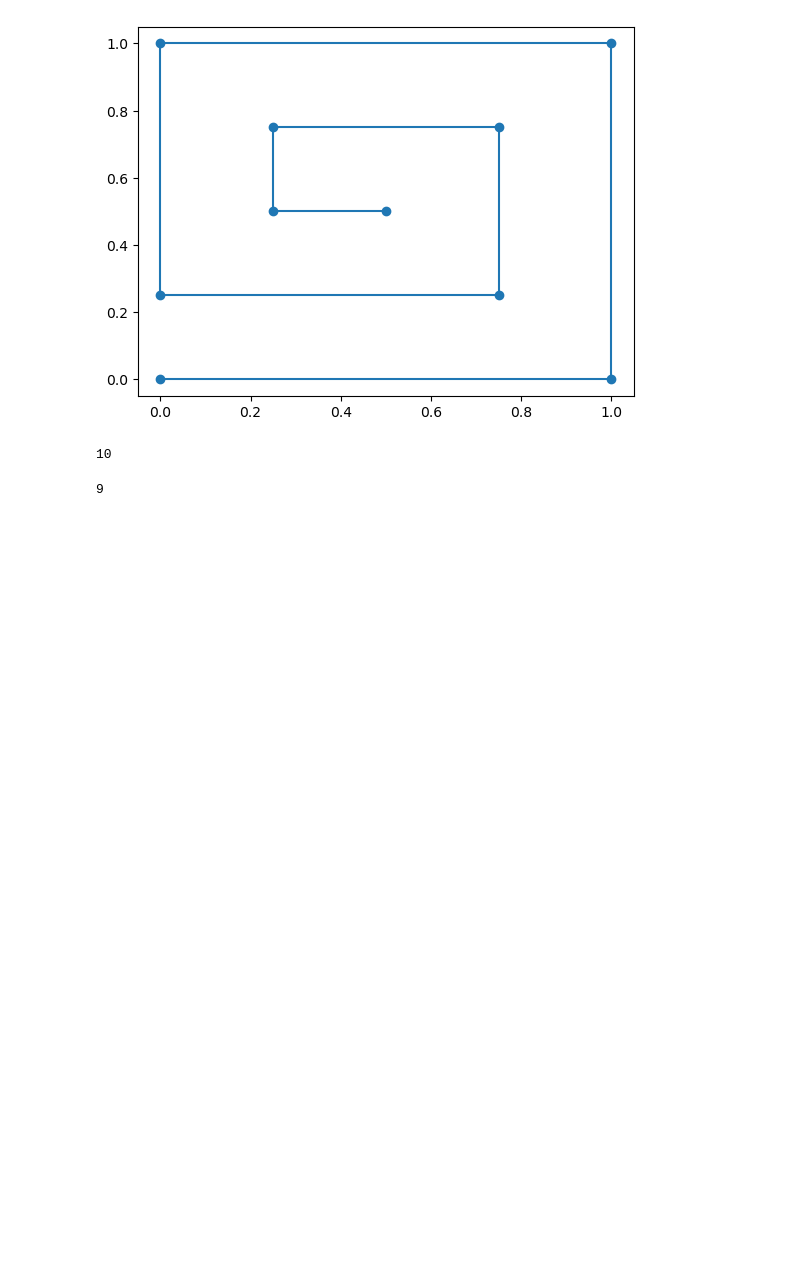
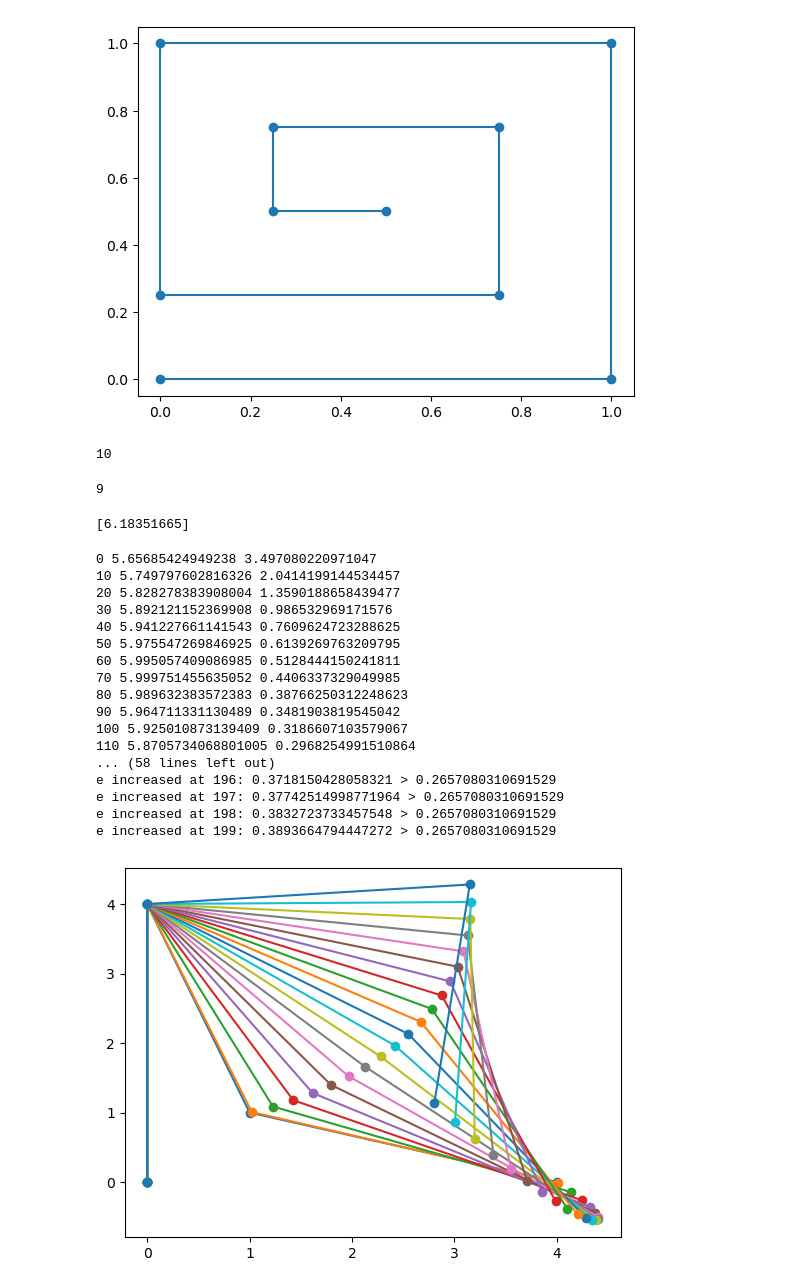
Before and after one commit to Baelyk/CarpentersRule, a Jupyter notebook: python/angle_configuration.ipynb, the cells around one changed output. Saved outputs shown, nothing was run; the diff lists cells and outputs as text; code cells hidden in the pictures; blank space fills up the shorter version.

```diff
--- a/python/angle_configuration.ipynb
+++ b/python/angle_configuration.ipynb
@@ -41,4 +55,10 @@ def coords2angle(coords):
             theta = 2 * np.pi - theta
         thetas.append(theta)
     return np.array(thetas), np.array(lengths)
+# %%
+coords = np.array([[0,0], [10,-1]])
+angles, lengths = coords2angle(coords)
+print(angles)
+# %% [output]
+[6.18351665]
 # %%
@@ -89,2 +130,62 @@ def energy(coords):
+# %%
+def gradient_descent(coords, stepsize = 0.01):
+    gradient, E, angles, lengths = angle_gradient(coords)
+    new_angles = angles - stepsize * gradient / np.linalg.norm(gradient)
+    coords = angle2coords(new_angles, lengths)
+    return coords, new_angles, lengths, gradient, E
+
+coords = 4 * np.array([[0,0],[0,1],[1/4,1/4],[1,0]])
+# coords = np.array([[0.  , 0.  ],
+#        [1.  , 0.  ],
+#        [1.  , 1.  ],
+#        [0.  , 1.  ],
+#        [0.  , 0.25],
+#        [0.75, 0.25],
+#        [0.75, 0.75],
+#        [0.25, 0.75],
+#        [0.25, 0.5 ],
+#        [0.5 , 0.5 ]])
+# coords = np.array([[0,0], [1,0], [1,1]])
+correct_lens = [np.linalg.norm(coords[i]-coords[i-1]) for i in range(1, len(coords))]
+
+plt.plot([i[0] for i in coords[:]],[i[1] for i in coords[:]], '-o')
+
+i = 0
+prev_energy = 999999
+while i<200:
+    tolerance = 0.01
+#     print(i)
+    coords, angles, lengths, gradient, ener = gradient_descent(coords, stepsize=0.01)
+    if i>5 and ener - prev_energy > 1e-5:
+        print(f'e increased at {i}: {ener} > {prev_energy}')
+#         break
+    else:
+        prev_energy = ener
+    if i % 10 == 0:
+        plt.plot([i[0] for i in coords[:]],[i[1] for i in coords[:]], '-o')
+        print(f"{i} {np.linalg.norm(gradient)}", end=" ")
+        print(ener)
+    i += 1
+    if np.linalg.norm(gradient) < tolerance:
+        break
+# %% [output]
+0 5.65685424949238 3.497080220971047
+10 5.749797602816326 2.0414199144534457
+20 5.828278383908004 1.3590188658439477
+30 5.892121152369908 0.986532969171576
+40 5.941227661141543 0.7609624723288625
+50 5.975547269846925 0.6139269763209795
+60 5.995057409086985 0.5128444150241811
+70 5.999751455635052 0.4406337329049985
+80 5.989632383572383 0.38766250312248623
+90 5.964711331130489 0.3481903819545042
+100 5.925010873139409 0.3186607103579067
+110 5.8705734068801005 0.2968254991510864
+... (58 lines left out)
+e increased at 196: 0.3718150428058321 > 0.2657080310691529
+e increased at 197: 0.37742514998771964 > 0.2657080310691529
+e increased at 198: 0.3832723733457548 > 0.2657080310691529
+e increased at 199: 0.3893664794447272 > 0.2657080310691529
+[figure, added]
 # %%
 def gradient_descent(coords, stepsize = 0.01):
```
Also changed, not shown: parts of 13 cells of this notebook.
